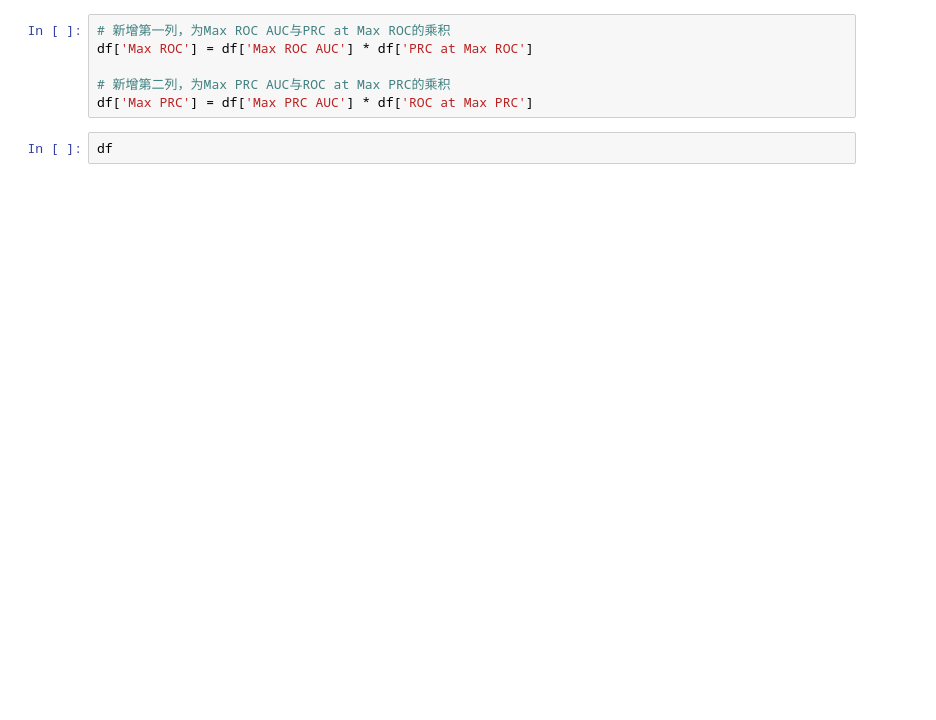
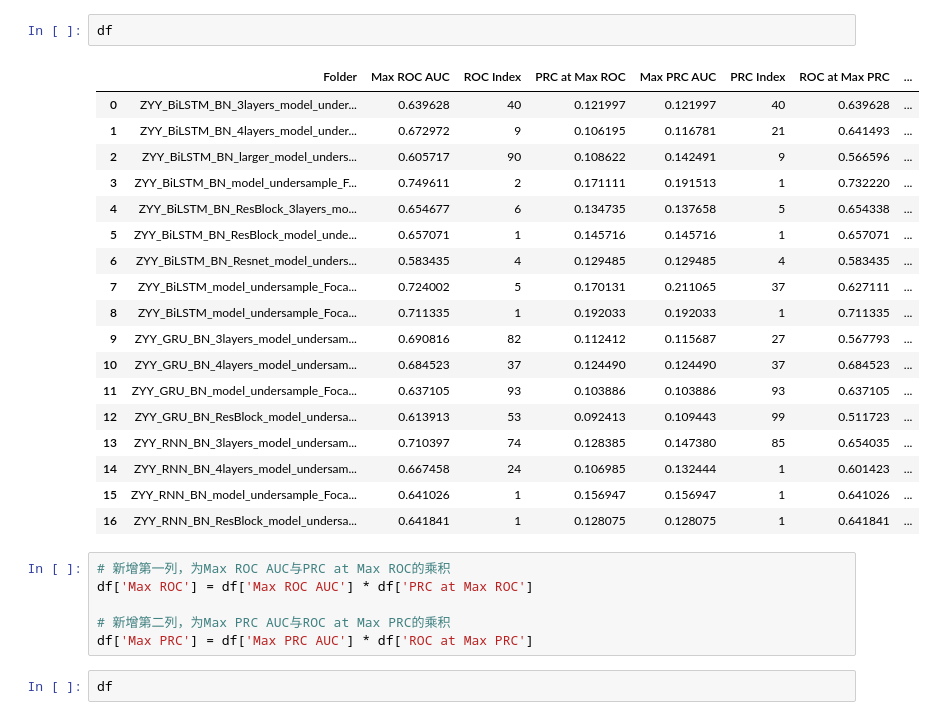
Before and after one commit to chenfancc/model_building_2, a Jupyter notebook: select_model.ipynb, the cells around one changed output. Saved outputs shown, nothing was run; the diff lists cells and outputs as text; blank space fills up the shorter version.

```diff
--- a/select_model.ipynb
+++ b/select_model.ipynb
@@ -83,6 +85,27 @@ df = pd.DataFrame(results, columns=[
     'PRC at Max Plus',
     'Plus Index'
 ])
+# %%
+df
+# %% [output]
+|  | Folder | Max ROC AUC | ROC Index | PRC at Max ROC | Max PRC AUC | PRC Index | ROC at Max PRC | ... |
+| 0 | ZYY_BiLSTM_BN_3layers_model_under... | 0.639628 | 40 | 0.121997 | 0.121997 | 40 | 0.639628 | ... |
+| 1 | ZYY_BiLSTM_BN_4layers_model_under... | 0.672972 | 9 | 0.106195 | 0.116781 | 21 | 0.641493 | ... |
+| 2 | ZYY_BiLSTM_BN_larger_model_unders... | 0.605717 | 90 | 0.108622 | 0.142491 | 9 | 0.566596 | ... |
+| 3 | ZYY_BiLSTM_BN_model_undersample_F... | 0.749611 | 2 | 0.171111 | 0.191513 | 1 | 0.732220 | ... |
+| 4 | ZYY_BiLSTM_BN_ResBlock_3layers_mo... | 0.654677 | 6 | 0.134735 | 0.137658 | 5 | 0.654338 | ... |
+| 5 | ZYY_BiLSTM_BN_ResBlock_model_unde... | 0.657071 | 1 | 0.145716 | 0.145716 | 1 | 0.657071 | ... |
+| 6 | ZYY_BiLSTM_BN_Resnet_model_unders... | 0.583435 | 4 | 0.129485 | 0.129485 | 4 | 0.583435 | ... |
+| 7 | ZYY_BiLSTM_model_undersample_Foca... | 0.724002 | 5 | 0.170131 | 0.211065 | 37 | 0.627111 | ... |
+| 8 | ZYY_BiLSTM_model_undersample_Foca... | 0.711335 | 1 | 0.192033 | 0.192033 | 1 | 0.711335 | ... |
+| 9 | ZYY_GRU_BN_3layers_model_undersam... | 0.690816 | 82 | 0.112412 | 0.115687 | 27 | 0.567793 | ... |
+| 10 | ZYY_GRU_BN_4layers_model_undersam... | 0.684523 | 37 | 0.124490 | 0.124490 | 37 | 0.684523 | ... |
+| 11 | ZYY_GRU_BN_model_undersample_Foca... | 0.637105 | 93 | 0.103886 | 0.103886 | 93 | 0.637105 | ... |
+| 12 | ZYY_GRU_BN_ResBlock_model_undersa... | 0.613913 | 53 | 0.092413 | 0.109443 | 99 | 0.511723 | ... |
+| 13 | ZYY_RNN_BN_3layers_model_undersam... | 0.710397 | 74 | 0.128385 | 0.147380 | 85 | 0.654035 | ... |
+| 14 | ZYY_RNN_BN_4layers_model_undersam... | 0.667458 | 24 | 0.106985 | 0.132444 | 1 | 0.601423 | ... |
+| 15 | ZYY_RNN_BN_model_undersample_Foca... | 0.641026 | 1 | 0.156947 | 0.156947 | 1 | 0.641026 | ... |
+| 16 | ZYY_RNN_BN_ResBlock_model_undersa... | 0.641841 | 1 | 0.128075 | 0.128075 | 1 | 0.641841 | ... |
 # %%
 # 新增第一列，为Max ROC AUC与PRC at Max ROC的乘积
 df['Max ROC'] = df['Max ROC AUC'] * df['PRC at Max ROC']
```
Also changed, not shown: parts of 5 cells of this notebook, 5 other files.
